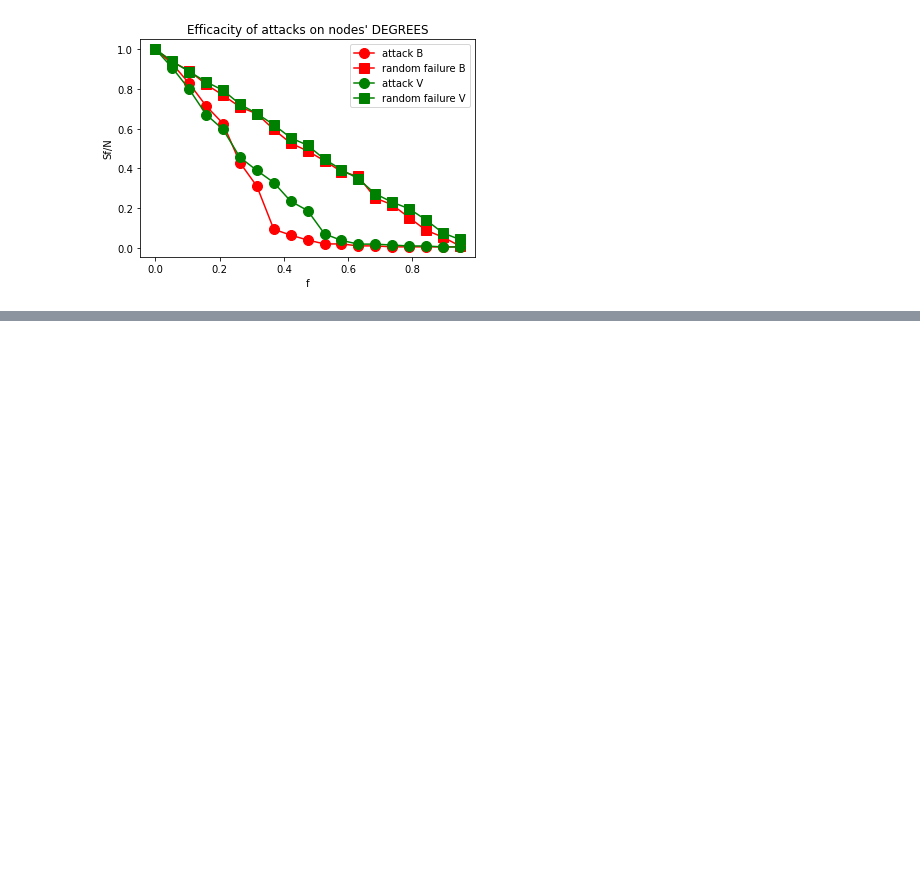
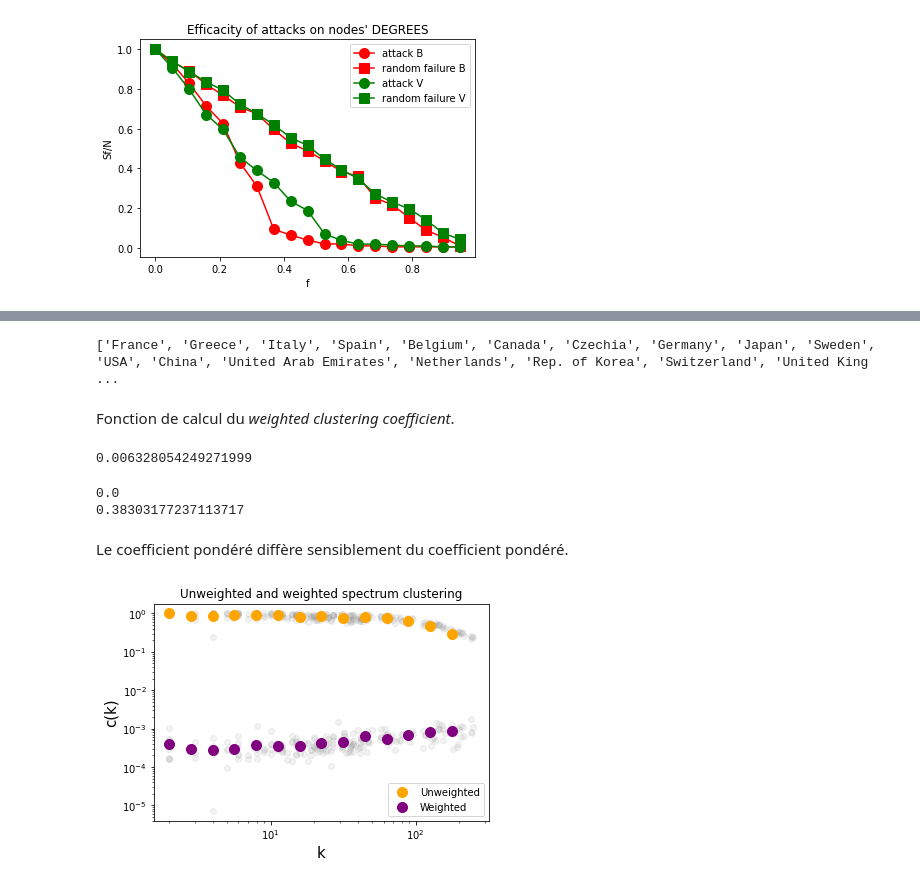
Before and after one commit to ARKEnsae/DM_Analyse_Reseaux, a Jupyter notebook: CC4/Exos_03Mar2021_KA.ipynb, the cells around one changed output, grey strips where cells are left out. Saved outputs shown, nothing was run; the diff lists cells and outputs as text; code cells hidden in the pictures; blank space fills up the shorter version.

```diff
--- a/CC4/Exos_03Mar2021_KA.ipynb
+++ b/CC4/Exos_03Mar2021_KA.ipynb
@@ -925,0 +967,72 @@ plt.show()
+# %%
+def get_neighbors(G, i):
+    predecessors = list(G.predecessors(i))
+    successors = list(G.successors(i))
+    neighbors = list(dict.fromkeys(predecessors + successors)) #remove duplicate nodes
+    return(neighbors)
+
+#Example neigbors of node Albania)
+print(get_neighbors(GV, 'Albania'))
+# %% [output]
+['France', 'Greece', 'Italy', 'Spain', 'Belgium', 'Canada', 'Czechia', 'Germany', 'Japan', 'Sweden', 'USA', 'China', 'United Arab Emirates', 'Netherlands', 'Rep. of Korea', 'Switzerland', 'United King ...
+# %% [markdown]
+Fonction de calcul du *weighted clustering coefficient*.
+# %%
+def weighted_clustering_coefficient(G, i):
+    k_i = G.degree(i)
+    s_i = G.degree(i, weight = "weight")
+    weighted_sum = 0
+    for j in get_neighbors(G, i):
+        aij = j in list(G[i])
+        for h in get_neighbors(G, i) :
+            ajh = h in list(G[j])
+            aih = h in list(G[i])
+            if ajh and aih and aij and j!=h:
+                weighted_sum = weighted_sum + (G[i][j]['weight']+G[i][h]['weight'])/2
+    if k_i > 1:
+         wcc = (1/(s_i*(k_i-1))) * weighted_sum
+    else:
+         wcc = 0
+    return(wcc)
+
+#Example clustering coefficient of Albania
+print(weighted_clustering_coefficient(GV, 'Albania'))
+# %% [output]
+0.006328054249271999
+# %%
+k=[GV.degree(u) for u in GV.nodes()]
+c=[nx.clustering(GV,u) for u in GV.nodes()]
+c_w = [weighted_clustering_coefficient(GV, node) for node in GV.nodes() ]
+print(min(c_w))
+print(max(c_w))
+# %% [output]
+0.0
+0.38303177237113717
+# %% [markdown]
+Le coefficient pondéré diffère sensiblement du coefficient pondéré.
+# %%
+# Unweighted
+xx=[u for (u,v) in zip(k,c) if v>0]
+yy=[v for (u,v) in zip(k,c) if v>0]
+plt.loglog(xx,yy,'o',alpha=0.1, color="grey") # On plot tous les points
+lo=np.logspace(np.log2(np.min(xx)),np.log2(np.max(xx)),base=2,num=15)
+ybin1,xbin1,binnumber=scipy.stats.binned_statistic(xx,yy,statistic='mean',bins=lo)
+
+#Weighted
+xx=[u for (u,v) in zip(k,c_w) if v>0]
+yy=[v for (u,v) in zip(k,c_w) if v>0]
+plt.loglog(xx,yy,'o',alpha=0.1, color="grey") # On plot tous les points
+lo=np.logspace(np.log2(np.min(xx)),np.log2(np.max(xx)),base=2,num=15)
+# On fait une somme par classes de degrés échelle logarithmique
+ybin2,xbin2,binnumber=scipy.stats.binned_statistic(xx,yy,statistic='mean',bins=lo)
+
+#Plot both
+plt.loglog(xbin1[:-1],ybin1,'o',label='Unweighted',markersize=10, color="orange")
+plt.loglog(xbin2[:-1],ybin2,'o',label='Weighted',markersize=10, color="purple")
+plt.xlabel('k',size=15)
+plt.ylabel('c(k)',size=15)
+plt.legend()
+plt.title("Unweighted and weighted spectrum clustering")
+plt.show()
+# %% [output]
+[figure, added]
```
Also changed, not shown: parts of 19 cells of this notebook, 1 other file.
